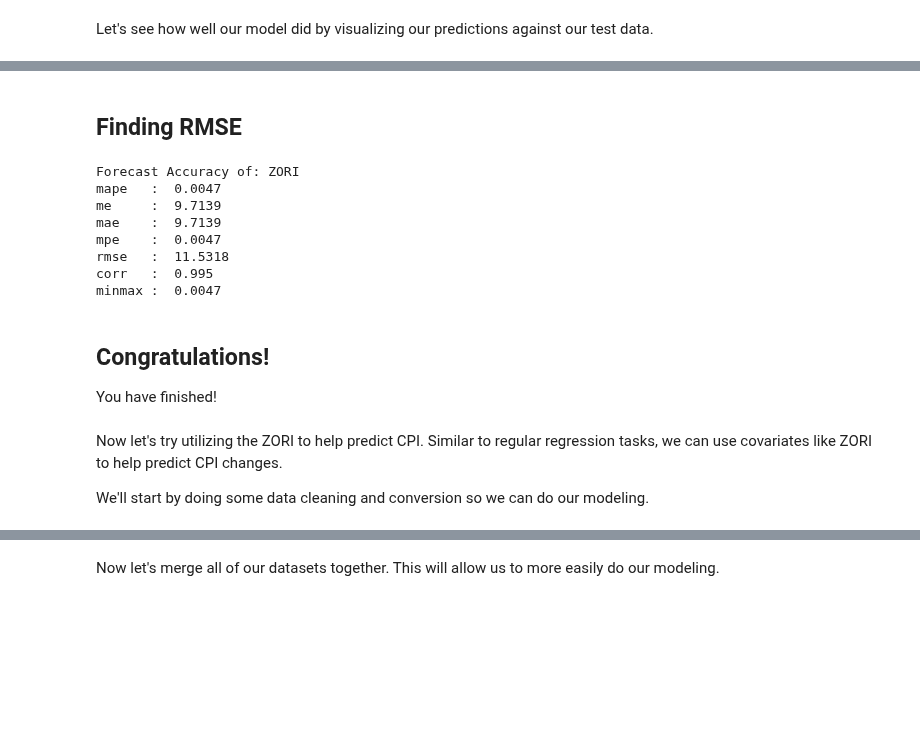
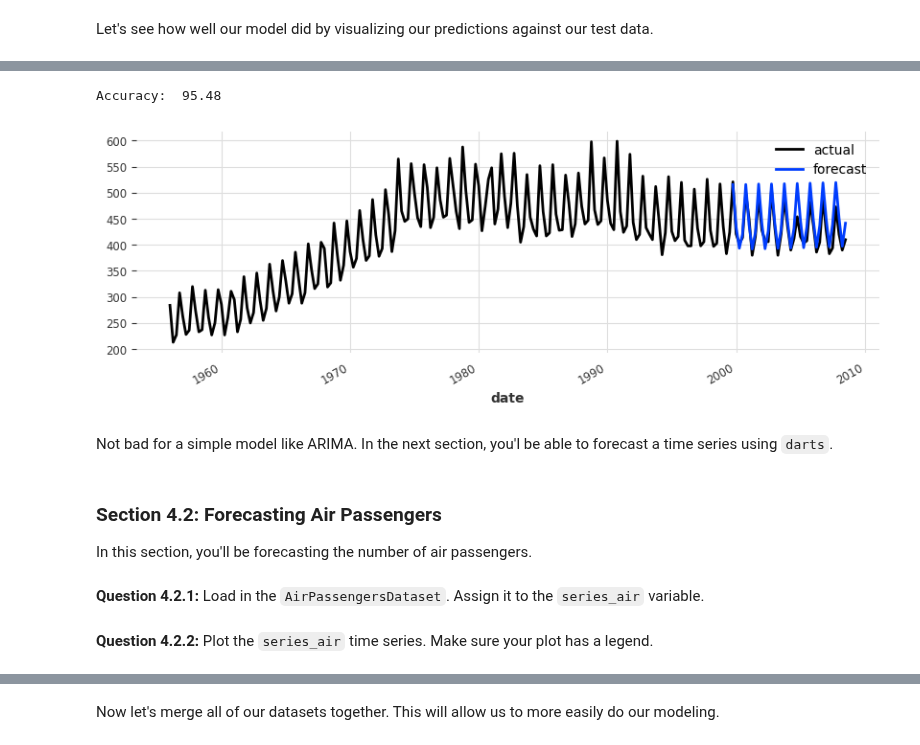
Before and after one commit to ds-modules/ECON-148, a Jupyter notebook: zillow-cpi-pred/zillow-CPI-prediction.ipynb, the cells around one changed output, grey strips where cells are left out. Saved outputs shown, nothing was run; the diff lists cells and outputs as text; code cells hidden in the pictures; blank space fills up the shorter version.

```diff
--- a/zillow-cpi-pred/zillow-CPI-prediction.ipynb
+++ b/zillow-cpi-pred/zillow-CPI-prediction.ipynb
@@ -243,3 +249,5 @@ train_milk, test_milk = series_milk[:-36], series_milk[-36:]
+# %%
+train_beer, test_beer = series_beer[:-36], series_beer[-36:]
 # %% [markdown]
 Now that we have out train and test data, let's work on developing our model. Similar to `scikit-learn` models, `darts` follows a similar workflow:
 
@@ -249,6 +257,6 @@ Now that we have out train and test data, let's work on developing our model. Si
 
 Let's start by creating our ARIMA model.
 # %%
-arima_milk = AutoARIMA()
+arima_beer = AutoARIMA()
 # %% [markdown]
 We now have our ARIMA model. In order to use our model to predict, we must first fit the model to the training data. We can do that using the `fit` method; passing in our training data as a parameter.
@@ -258,0 +263,2 @@ arima_milk.fit(train_milk)
+# %%
+arima_beer.fit(train_beer)
@@ -259,6 +267,6 @@ arima_milk.fit(train_milk)
 # %% [markdown]
 Our model is now fitted and ready to predict. Let's predict the length of our test data so we can see how well the model did. We can do that by calling the `predict` method on the model with the number of time periods to predict as a parameter.
 # %%
-pred = arima_milk.predict(36)
+pred = arima_beer.predict(36)
 # %% [markdown]
 Let's see how well our model did by visualizing our predictions against our test data.
@@ -874,39 +273,16 @@ plt.tight_layout();
-# %% [markdown]
-## Finding RMSE
-# %%
-from statsmodels.tsa.stattools import acf
-def forecast_accuracy(forecast, actual):
-    mape = np.mean(np.abs(forecast - actual)/np.abs(actual))  # MAPE
-    me = np.mean(forecast - actual)             # ME
-    mae = np.mean(np.abs(forecast - actual))    # MAE
-    mpe = np.mean((forecast - actual)/actual)   # MPE
-    rmse = np.mean((forecast - actual)**2)**.5  # RMSE
-    corr = np.corrcoef(forecast, actual)[0,1]   # corr
-    mins = np.amin(np.hstack([forecast[:,None],
-                              actual[:,None]]), axis=1)
-    maxs = np.amax(np.hstack([forecast[:,None],
-                              actual[:,None]]), axis=1)
-    minmax = 1 - np.mean(mins/maxs)             # minmax
-    return({'mape':mape, 'me':me, 'mae': mae,
-            'mpe': mpe, 'rmse':rmse, 'corr':corr, 'minmax':minmax})
-
-print('Forecast Accuracy of: ZORI')
-accuracy_prod = forecast_accuracy(df_results['ZORI_forecast'].values, df_test['ZORI'])
-for k, v in accuracy_prod.items():
-    print(adjust(k), ': ', round(v,4))
-# %% [output]
-Forecast Accuracy of: ZORI
-mape   :  0.0047
-me     :  9.7139
-mae    :  9.7139
-mpe    :  0.0047
-rmse   :  11.5318
-corr   :  0.995
-minmax :  0.0047
-# %% [markdown]
-## Congratulations!
-You have finished!
-# %% [markdown]
-Now let's try utilizing the ZORI to help predict CPI. Similar to regular regression tasks, we can use covariates like ZORI to help predict CPI changes.
-
-We'll start by doing some data cleaning and conversion so we can do our modeling.
+# %%
+series_beer.plot(label="actual")
+pred.plot(label="forecast")
+plt.legend()
+print("Accuracy: ",np.round((1-sum(abs(pred-test_beer))/sum(test_beer)).values()[0][0]*100,decimals=2))
+# %% [output]
+Accuracy:  95.48
+[figure, added]
+# %% [markdown]
+Not bad for a simple model like ARIMA. In the next section, you'l be able to forecast a time series using `darts`.
+# %% [markdown]
+### Section 4.2: Forecasting Air Passengers
+
+In this section, you'll be forecasting the number of air passengers.
+# %% [markdown]
+**Question 4.2.1:** Load in the `AirPassengersDataset`. Assign it to the `series_air` variable.
@@ -912,0 +296,2 @@ We'll start by doing some data cleaning and conversion so we can do our modeling
+# %% [markdown]
+**Question 4.2.2:** Plot the `series_air` time series. Make sure your plot has a legend.
```
Also changed, not shown: parts of 162 cells of this notebook.
